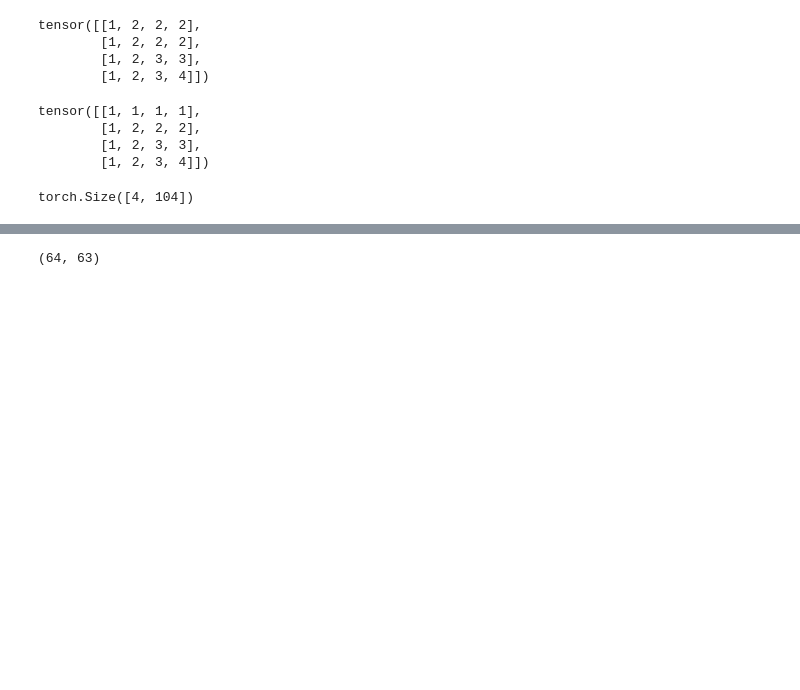
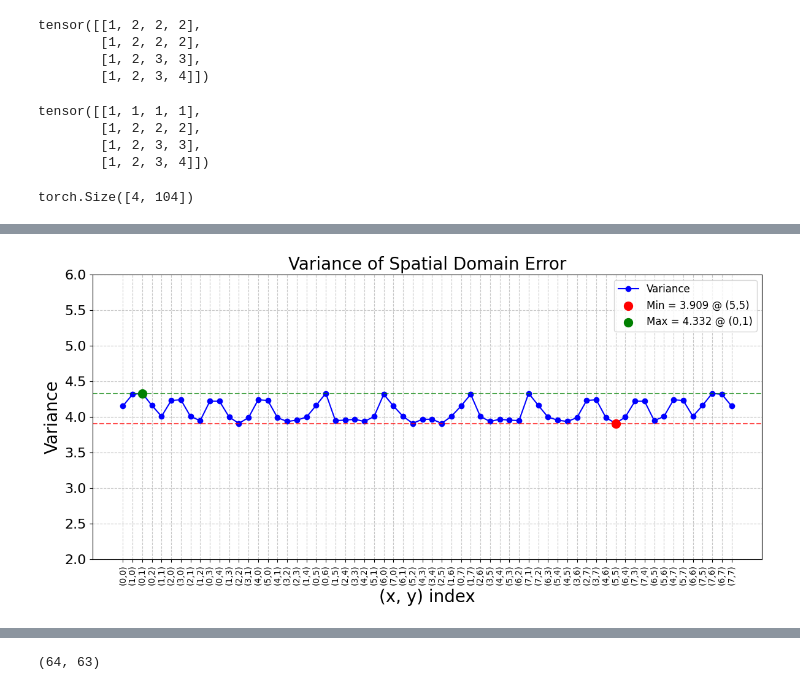
Before and after one commit to xiaonengmiao/Paligemma, a Jupyter notebook: test.ipynb, the cells around one changed output, grey strips where cells are left out. Drawn from its saved outputs; the diff is of its cells as text; code cells hidden in the pictures; blank space fills up the shorter version.

```diff
--- a/test.ipynb
+++ b/test.ipynb
@@ -49,3 +49,7 @@ def idct_64_matrix():
     return M
 # %%
 M = idct_64_matrix()
+x = np.array(stds)
+z = M @ x
+x = range(64)
+z
@@ -58,0 +136,67 @@ array([1., 1., 1., 1., 1., 1., 1., 1., 1., 1., 1., 1., 1., 1., 1., 1., 1.,
+# %%
+import matplotlib.pyplot as plt
+
+def zigzag_indices(n=8):
+    indices = []
+    for s in range(2*n-1):
+        if s % 2 == 0:
+            # 偶数：从下往上
+            for i in range(s+1):
+                j = s - i
+                if i < n and j < n:
+                    indices.append((i, j))
+        else:
+            # 奇数：从上往下
+            for i in range(s+1):
+                j = s - i
+                if j < n and i < n:
+                    indices.append((j, i))
+    return indices
+
+zigzag = zigzag_indices(8)
+
+# 模拟一些误差方差数据
+values = z
+
+# 按 zigzag 顺序重新排列
+zigzag_values = [values[u*8 + v] for (u, v) in zigzag]
+
+y = zigzag_values
+
+# 生成 (u,v) 坐标标签
+label = [f"({u},{v})" for u in range(8) for v in range(8)]
+labels = [f"({u},{v})" for (u, v) in zigzag]
+x = range(64)
+
+y_min = min(y)
+y_max = max(y)
+x_min = x[y.index(y_min)]
+x_max = x[y.index(y_max)]
+
+plt.figure(figsize=(12, 6))
+plt.plot(x, y, marker="o", color="blue", label="Variance")
+
+# 高亮最大/最小值
+plt.scatter(x_min, y_min, color="red", s=100, zorder=5, label=f"Min = {y_min:.3f} @ {labels[x_min]}")
+plt.scatter(x_max, y_max, color="green", s=100, zorder=5, label=f"Max = {y_max:.3f} @ {labels[x_max]}")
+
+# 水平线
+plt.axhline(y=y_min, color="red", linestyle="--", alpha=0.7)
+plt.axhline(y=y_max, color="green", linestyle="--", alpha=0.7)
+
+plt.title("Variance of Spatial Domain Error", fontsize=20)
+plt.xlabel("(x, y) index", fontsize=20)
+plt.ylabel("Variance", fontsize=20)
+
+# 设置x轴刻度为 (u,v)
+plt.xticks(ticks=x, labels=labels, rotation=90, fontsize=10)
+plt.tick_params(axis='y', labelsize=16)
+
+plt.grid(True, linestyle="--", alpha=0.7)
+plt.legend(fontsize=12)
+plt.tight_layout()
+plt.ylim(2, 6)
+plt.savefig("var_uv.png", dpi=300, bbox_inches="tight")
+plt.show()
+# %% [output]
+[figure, added]
```
Also changed, not shown: parts of 13 cells of this notebook, 8 other files.
